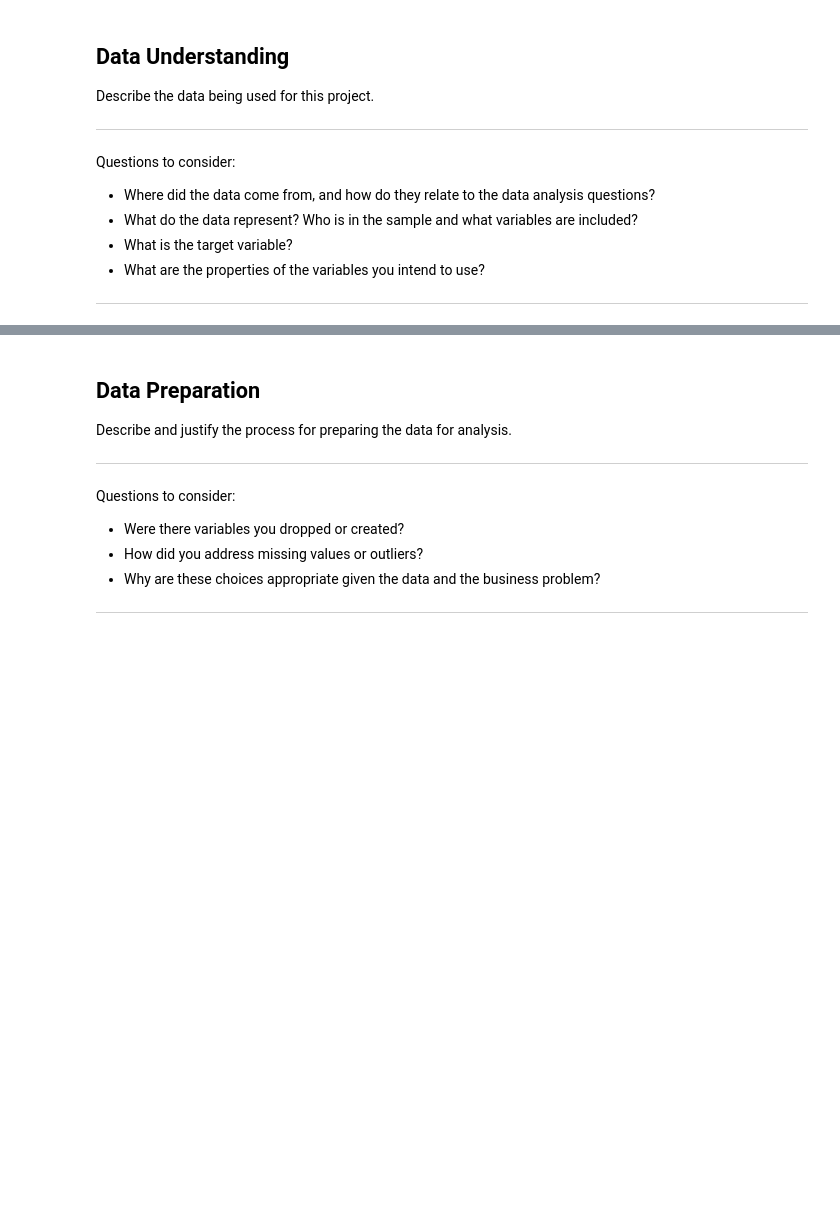
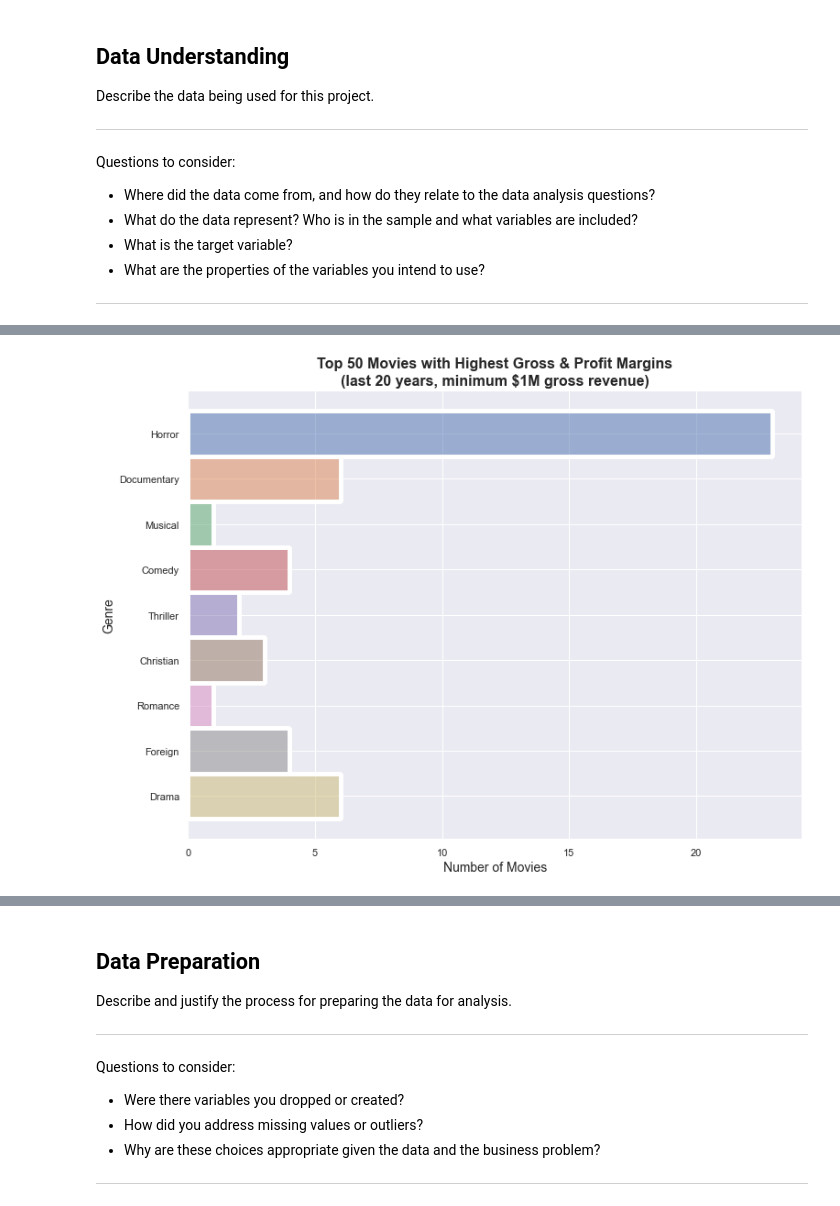
Before and after one commit to sumed-h/microsoft-studio-movie-analysis, a Jupyter notebook: dsc-phase1-project-template.ipynb, the cells around one changed output, grey strips where cells are left out. Saved outputs shown, nothing was run; the diff lists cells and outputs as text; code cells hidden in the pictures; blank space fills up the shorter version.

Commit message:
added 2nd dataframe & graph

```diff
--- a/dsc-phase1-project-template.ipynb
+++ b/dsc-phase1-project-template.ipynb
@@ -79,6 +97,10 @@ top_50
 # %%
 # Plot histogram highlighting Top 50 movies w/ highest GM by genre
-hist = sns.histplot(data=top_50, y='genre')
-sns.set(rc={'figure.figsize':(11,8)})
-hist.set(title='Top 50 Movies with Highest Profit Margins & Gross Margins\n(last 20 years, min. $1M gross revenue)')
-hist.set(xlabel='Number of Movies', ylabel = 'Genre');
+genre_hist = sns.histplot(data=top_50, y='genre', hue="genre", legend=False)
+sns.set(rc={'figure.figsize':(12,9)})
+plt.xlabel('Number of Movies', size=14)
+plt.ylabel('Genre', size=14)
+plt.title('Top 50 Movies with Highest Gross & Profit Margins\n(last 20 years, minimum $1M gross revenue)',
+         size=16, weight=900);
+# %% [output]
+[figure, added]
```
Also changed, not shown: parts of 3 cells of this notebook.
